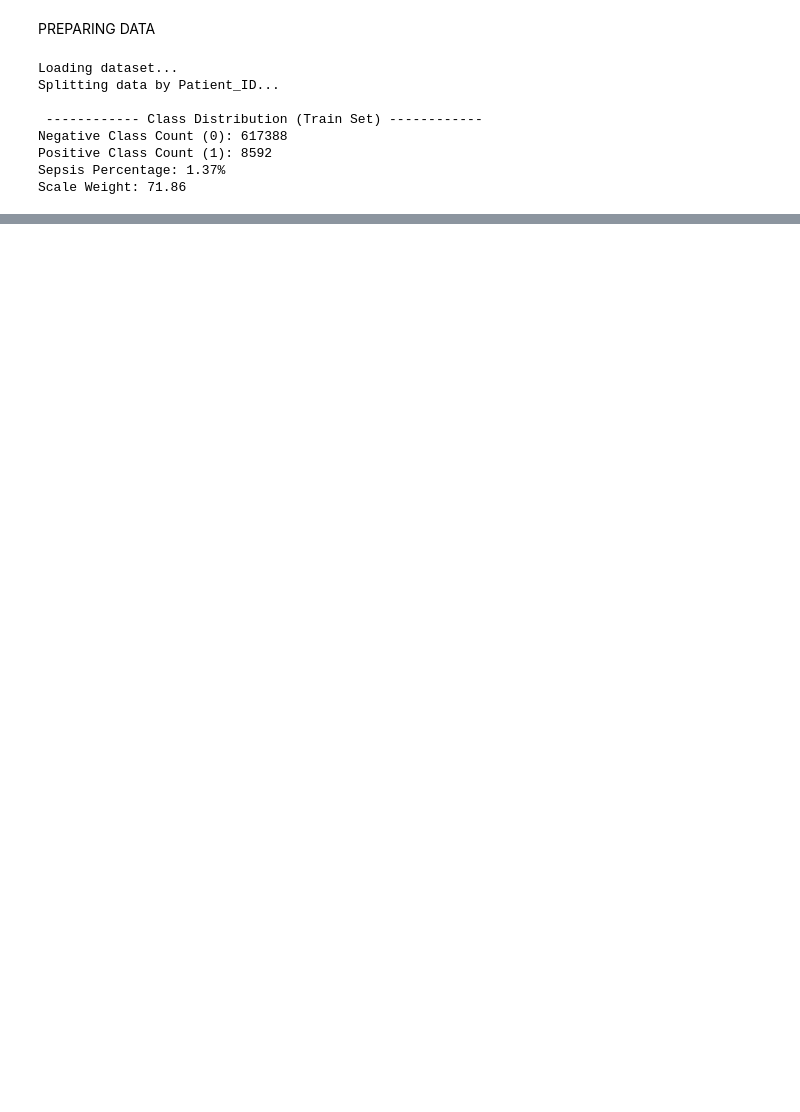
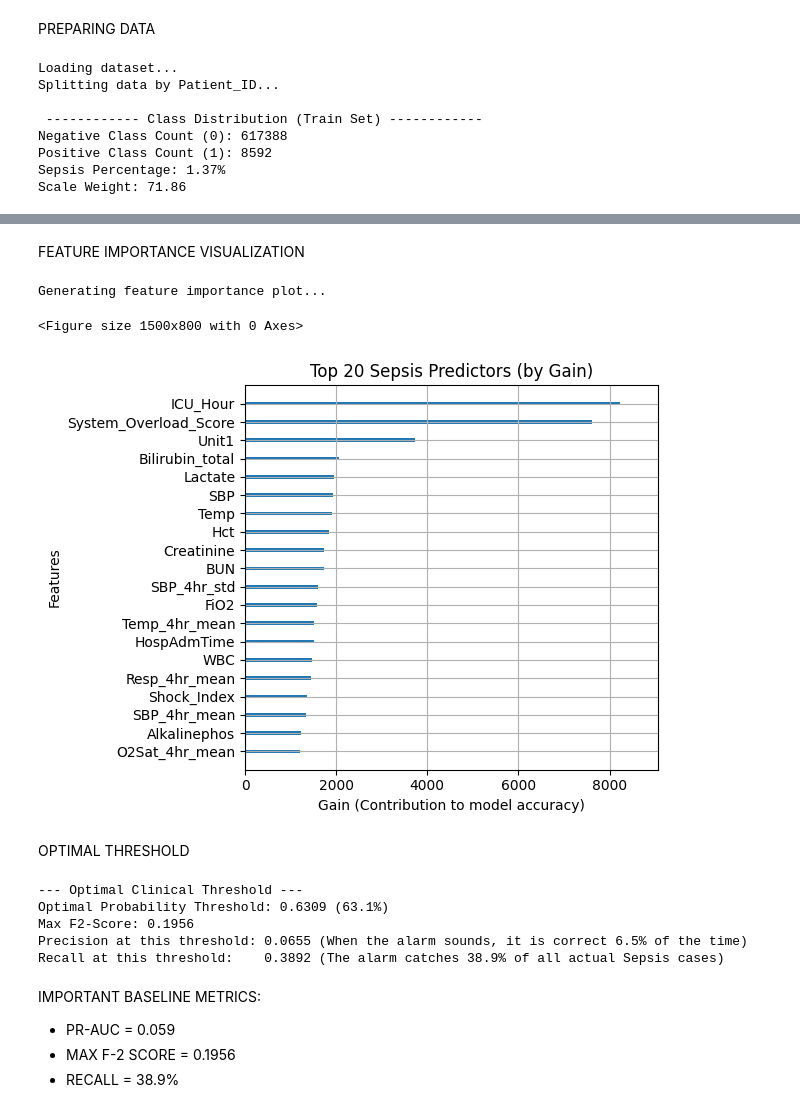
Before and after one commit to Clopo10/ML_Pipeline, a Jupyter notebook: notebooks/model.ipynb, the cells around one changed output, grey strips where cells are left out. Cells and saved outputs as stored; diff of their text form; code cells hidden in the pictures; blank space fills up the shorter version.

```diff
--- a/notebooks/model.ipynb
+++ b/notebooks/model.ipynb
@@ -46,0 +147,57 @@ Scale Weight: 71.86
+# %% [markdown]
+FEATURE IMPORTANCE VISUALIZATION
+# %%
+print("\nGenerating feature importance plot...")
+
+plt.figure(figsize=(15, 8))
+xgb.plot_importance(
+    clf,
+    max_num_features=20,
+    importance_type='gain',
+    show_values=False,
+    title='Top 20 Sepsis Predictors (by Gain)',
+    xlabel='Gain (Contribution to model accuracy)',
+    ylabel='Features'
+)
+
+plt.tight_layout()
+plt.show()
+# %% [output]
+Generating feature importance plot...
+<Figure size 1500x800 with 0 Axes>
+[figure, added]
+# %% [markdown]
+OPTIMAL THRESHOLD
+# %%
+# Calculate F2-scores for every single threshold tested by the PR Curve
+# We add a tiny number (1e-10) to the denominator to prevent division-by-zero errors
+# The beta parameter dictates the weight of Recall. Beta=2 means Recall is 2x more important.
+beta = 2
+f2_scores = (1 + beta**2) * (precision * recall) / ((beta**2 * precision) + recall + 1e-10)
+
+# Find the index of the highest F2-Score
+best_idx = np.argmax(f2_scores)
+
+# 3. Extract the exact metrics at that specific index
+best_threshold = pr_thresholds[best_idx]
+best_f2 = f2_scores[best_idx]
+best_precision = precision[best_idx]
+best_recall = recall[best_idx]
+
+# 4. Print the clinical translation
+print("\n--- Optimal Clinical Threshold ---")
+print(f"Optimal Probability Threshold: {best_threshold:.4f} ({best_threshold*100:.1f}%)")
+print(f"Max F2-Score: {best_f2:.4f}")
+print(f"Precision at this threshold: {best_precision:.4f} (When the alarm sounds, it is correct {best_precision*100:.1f}% of the time)")
+print(f"Recall at this threshold:    {best_recall:.4f} (The alarm catches {best_recall*100:.1f}% of all actual Sepsis cases)")
+# %% [output]
+--- Optimal Clinical Threshold ---
+Optimal Probability Threshold: 0.6309 (63.1%)
+Max F2-Score: 0.1956
+Precision at this threshold: 0.0655 (When the alarm sounds, it is correct 6.5% of the time)
+Recall at this threshold:    0.3892 (The alarm catches 38.9% of all actual Sepsis cases)
+# %% [markdown]
+IMPORTANT BASELINE METRICS:
+- PR-AUC = 0.059
+- MAX F-2 SCORE = 0.1956
+- RECALL = 38.9%
```
Also changed, not shown: parts of 5 cells of this notebook.
